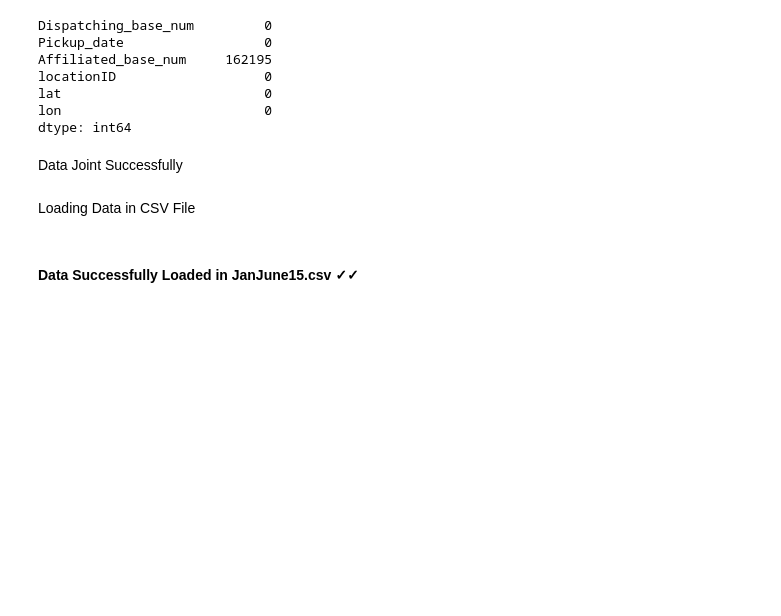
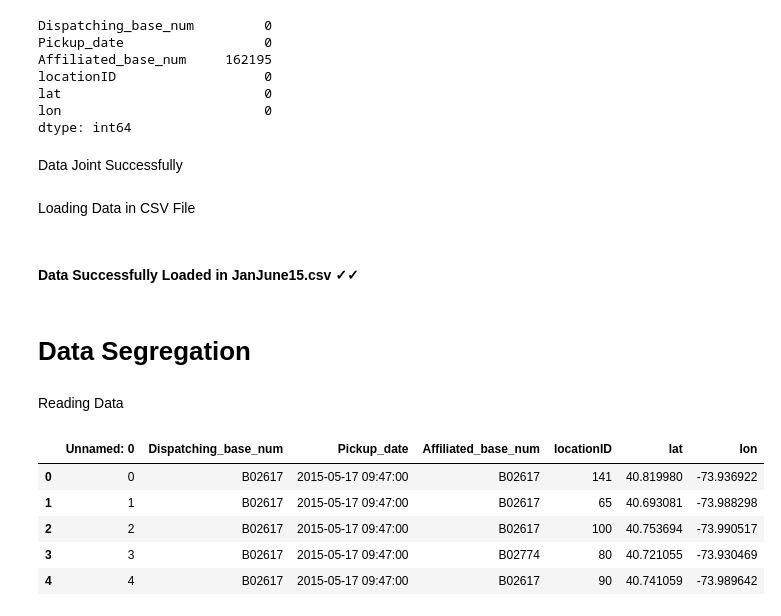
Before and after one commit to Infindev7/Uber-Data-Analysis, a Jupyter notebook: JanJuneFix.ipynb, the cells around one changed output. Cells and saved outputs as stored; diff of their text form; code cells hidden in the pictures; blank space fills up the shorter version.

```diff
--- a/JanJuneFix.ipynb
+++ b/JanJuneFix.ipynb
@@ -182,3 +182,18 @@ Loading Data in  CSV File
 df.to_csv('JanJune15.csv')
 # %% [markdown]
 #### Data Successfully Loaded in JanJune15.csv ✓✓
+# %% [markdown]
+# Data Segregation
+# %% [markdown]
+Reading Data
+# %%
+df = pd.read_csv('JanJune15.csv')
+# %%
+df.head()
+# %% [output]
+|  | Unnamed: 0 | Dispatching_base_num | Pickup_date | Affiliated_base_num | locationID | lat | lon |
+| 0 | 0 | B02617 | 2015-05-17 09:47:00 | B02617 | 141 | 40.819980 | -73.936922 |
+| 1 | 1 | B02617 | 2015-05-17 09:47:00 | B02617 | 65 | 40.693081 | -73.988298 |
+| 2 | 2 | B02617 | 2015-05-17 09:47:00 | B02617 | 100 | 40.753694 | -73.990517 |
+| 3 | 3 | B02617 | 2015-05-17 09:47:00 | B02774 | 80 | 40.721055 | -73.930469 |
+| 4 | 4 | B02617 | 2015-05-17 09:47:00 | B02617 | 90 | 40.741059 | -73.989642 |
```
